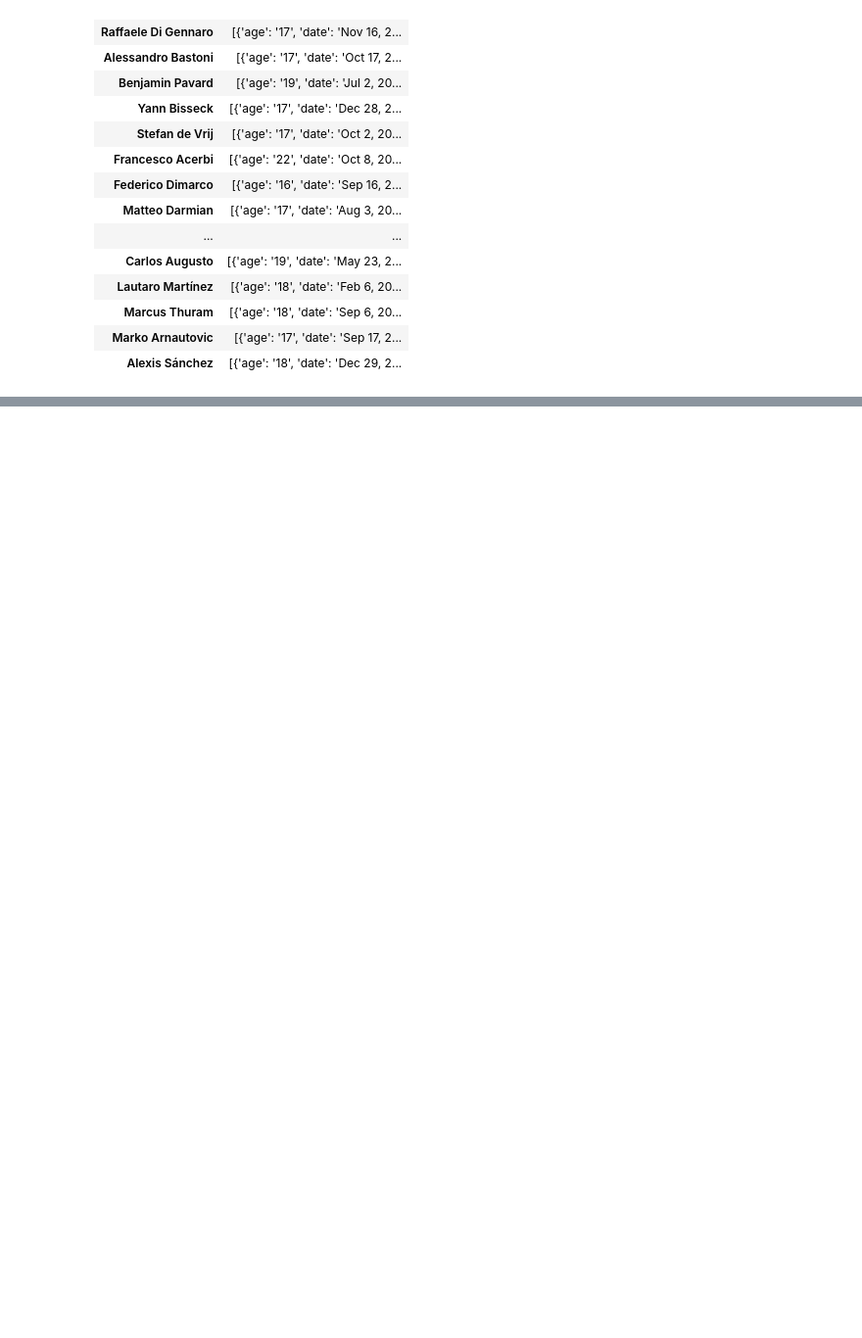
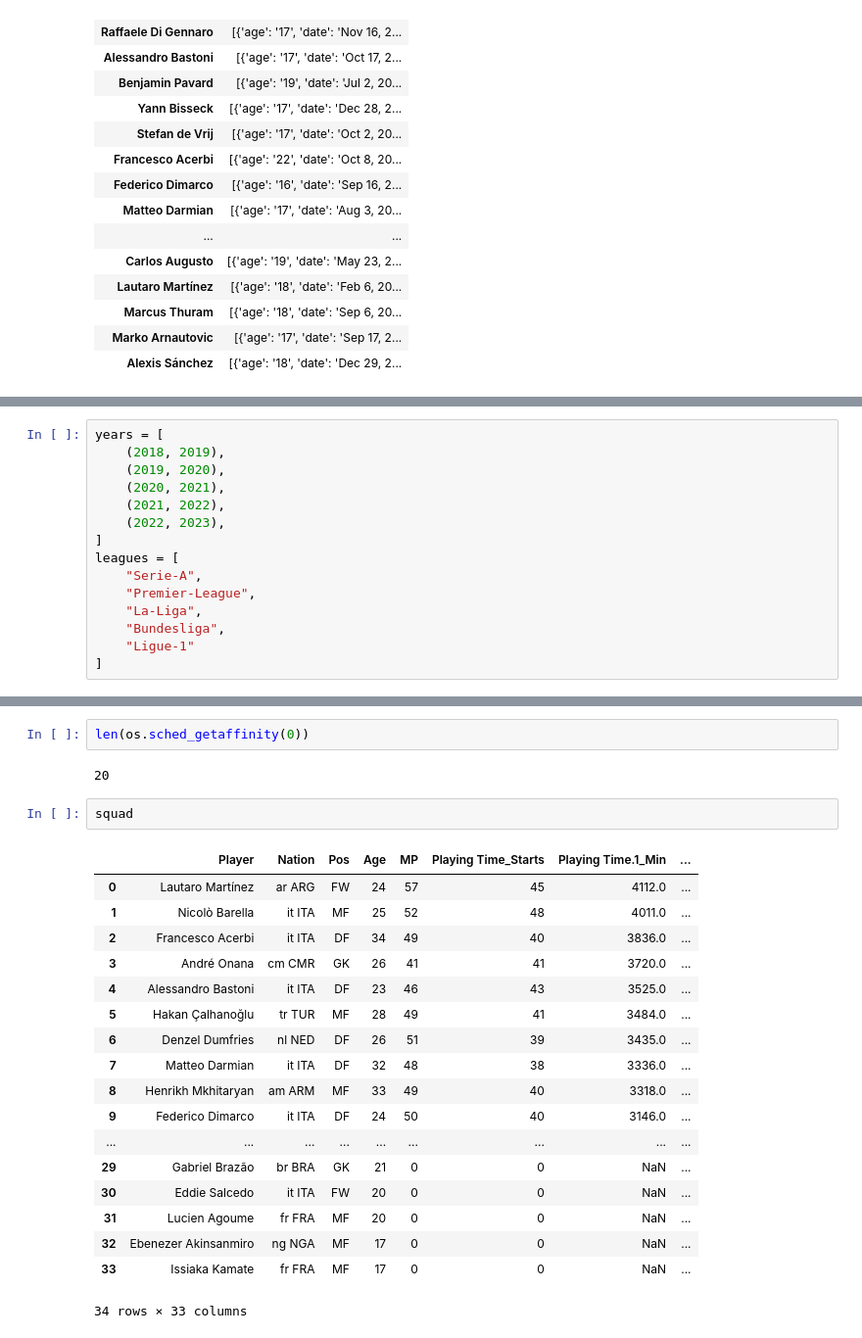
Before and after one commit to MattNot/Top5LeaguesPlayerData, a Jupyter notebook: playersevaulation.ipynb, the cells around one changed output, grey strips where cells are left out. Shown at 98% size. Drawn from its saved outputs; the diff is of its cells as text; blank space fills up the shorter version.

```diff
--- a/playersevaulation.ipynb
+++ b/playersevaulation.ipynb
@@ -215,0 +162,15 @@ ValueError: The truth value of a DataFrame is ambiguous. Use a.empty, a.bool(),
+# %%
+years = [
+    (2018, 2019),
+    (2019, 2020),
+    (2020, 2021),
+    (2021, 2022),
+    (2022, 2023),
+]
+leagues = [
+    "Serie-A",
+    "Premier-League",
+    "La-Liga",
+    "Bundesliga",
+    "Ligue-1"
+]
@@ -215,0 +382,25 @@ ValueError: The truth value of a DataFrame is ambiguous. Use a.empty, a.bool(),
+# %%
+len(os.sched_getaffinity(0))
+# %% [output]
+20
+# %%
+squad
+# %% [output]
+|  | Player | Nation | Pos | Age | MP | Playing Time_Starts | Playing Time.1_Min | ... |
+| 0 | Lautaro Martínez | ar ARG | FW | 24 | 57 | 45 | 4112.0 | ... |
+| 1 | Nicolò Barella | it ITA | MF | 25 | 52 | 48 | 4011.0 | ... |
+| 2 | Francesco Acerbi | it ITA | DF | 34 | 49 | 40 | 3836.0 | ... |
+| 3 | André Onana | cm CMR | GK | 26 | 41 | 41 | 3720.0 | ... |
+| 4 | Alessandro Bastoni | it ITA | DF | 23 | 46 | 43 | 3525.0 | ... |
+| 5 | Hakan Çalhanoğlu | tr TUR | MF | 28 | 49 | 41 | 3484.0 | ... |
+| 6 | Denzel Dumfries | nl NED | DF | 26 | 51 | 39 | 3435.0 | ... |
+| 7 | Matteo Darmian | it ITA | DF | 32 | 48 | 38 | 3336.0 | ... |
+| 8 | Henrikh Mkhitaryan | am ARM | MF | 33 | 49 | 40 | 3318.0 | ... |
+| 9 | Federico Dimarco | it ITA | DF | 24 | 50 | 40 | 3146.0 | ... |
+| ... | ... | ... | ... | ... | ... | ... | ... | ... |
+| 29 | Gabriel Brazão | br BRA | GK | 21 | 0 | 0 | NaN | ... |
+| 30 | Eddie Salcedo | it ITA | FW | 20 | 0 | 0 | NaN | ... |
+| 31 | Lucien Agoume | fr FRA | MF | 20 | 0 | 0 | NaN | ... |
+| 32 | Ebenezer Akinsanmiro | ng NGA | MF | 17 | 0 | 0 | NaN | ... |
+| 33 | Issiaka Kamate | fr FRA | MF | 17 | 0 | 0 | NaN | ... |
+34 rows × 33 columns
```
Also changed, not shown: parts of 9 cells of this notebook, 4 other files.
